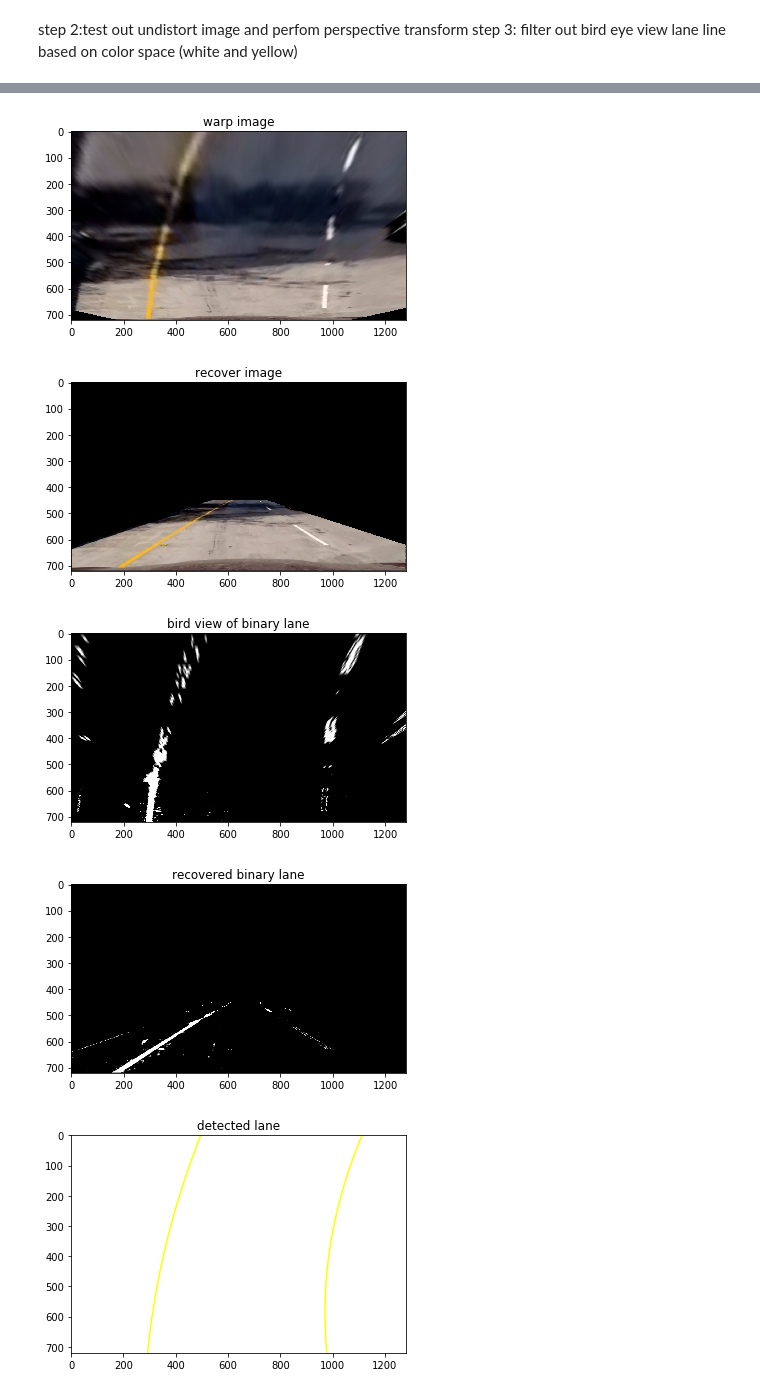
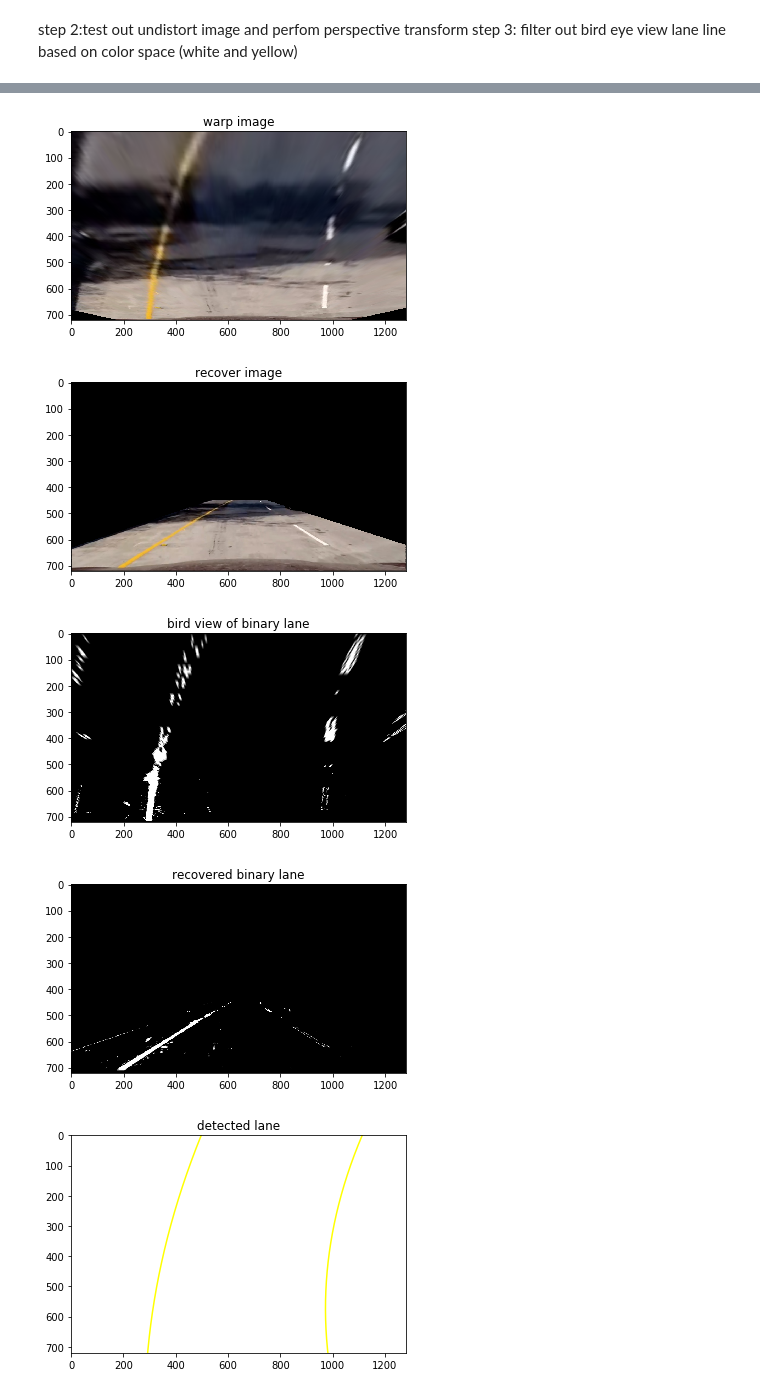
Before and after one commit to chenqin/CarND-Advanced-Lane-Lines, a Jupyter notebook: advanced_lane_lines.ipynb, the cells around one changed output, grey strips where cells are left out. Drawn from its saved outputs; the diff is of its cells as text; code cells hidden in the pictures.

```diff
--- a/advanced_lane_lines.ipynb
+++ b/advanced_lane_lines.ipynb
@@ -58,7 +58,7 @@ img2 = cv2.undistort(imgRGB, mtx, dist, None, mtx)
 plt.title("undistort test5")
 plt.imshow(img2)
 plt.show()
-cv2.imwrite("output_images/undistort-test5.jpg", img2)
+cv2.imwrite("output_images/undistort-test5.jpg", cv2.cvtColor(img2,cv2.COLOR_BGR2RGB))
 
 #filter out color space to split white and yellow lane
 def filter_lane_color(img):
@@ -168,47 +168,46 @@ dst = np.float32([[320, 0], [320, 720], [960,720], [960, 0]])
 M = cv2.getPerspectiveTransform(src, dst)
 M_prime = cv2.getPerspectiveTransform(dst, src)
 
-img2 = cv2.undistort(imgRGB, mtx, dist, None, mtx)
 warped = cv2.warpPerspective(img2, M, img_size, flags=cv2.INTER_LINEAR)
 recover = cv2.warpPerspective(warped, M_prime, img_size, flags=cv2.INTER_LINEAR)
 
 plt.title("warp image")
 plt.imshow(warped)
 plt.show()
-cv2.imwrite("output_images/warped-test5.jpg", warped)
+cv2.imwrite("output_images/warped-test5.jpg", cv2.cvtColor(warped,cv2.COLOR_BGR2RGB))
 
 plt.title("recover image")
 plt.imshow(recover)
 plt.show()
-cv2.imwrite("output_images/recover-test5.jpg", recover)
+cv2.imwrite("output_images/recover-test5.jpg", cv2.cvtColor(recover,cv2.COLOR_BGR2RGB))
 
 
 def get_bird_eye_binary_wrap(img, M=M, M_prime=M_prime, mtx=mtx, dist=dist):
     img2 = cv2.undistort(img, mtx, dist, None, mtx)
     binary = filter_lane_color(img2)
     #binary_modified = gradient_filter(img2, (20,100))
     #binary[binary_modified == 0] = 0
     img_size = (binary.shape[1], binary.shape[0])
     binary_warped = cv2.warpPerspective(binary, M, img_size, flags=cv2.INTER_LINEAR)
     return binary_warped
 
-binary_warped = get_bird_eye_binary_wrap(img2)
+binary_warped = get_bird_eye_binary_wrap(imgRGB)
 
 binary_recover = cv2.warpPerspective(binary_warped, M_prime, img_size, flags=cv2.INTER_LINEAR)
 plt.title("bird view of binary lane")
 plt.imshow(binary_warped,cmap ='gray')
 
 plt.show()
 plt.title("recovered binary lane")
 plt.imshow(binary_recover,cmap ='gray')
 plt.show()
 # %% [output]
 [figure]
 [figure]
 [figure]
 [figure]
-[figure, old version]
+[figure, new version]
-[figure, old version]
+[figure, new version]
 # %%
 previous_left_fit = None
 previous_right_fit = None
```
Also changed, not shown: parts of 8 cells of this notebook, 7 other files.
